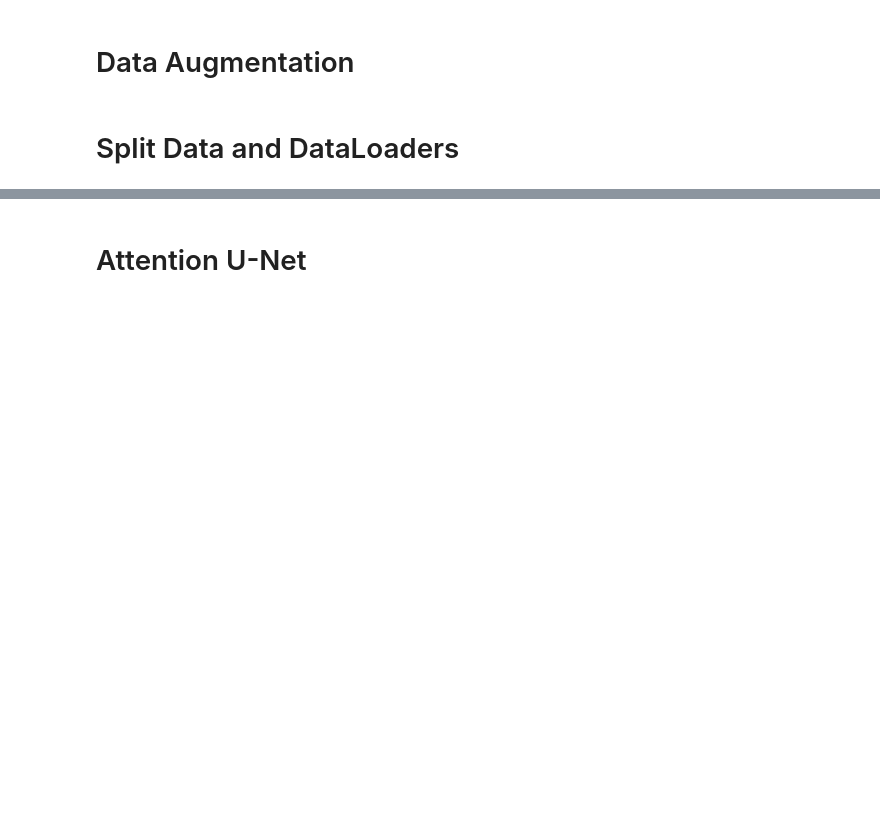
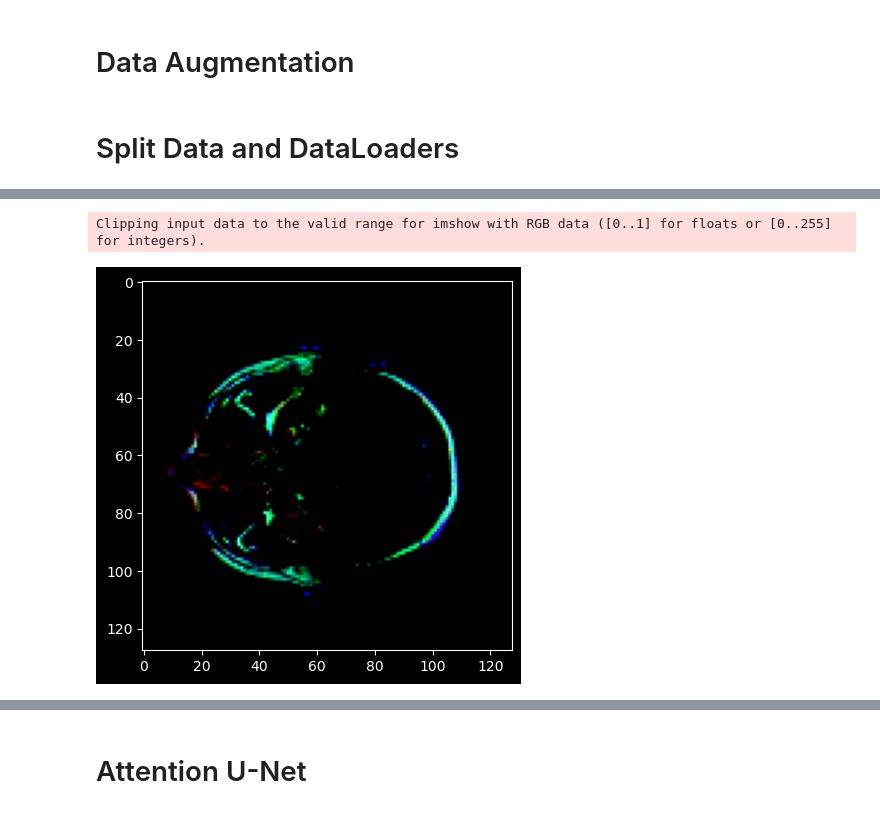
Before and after one commit to guanshengdu/msls-co4-ss24, a Jupyter notebook: project/attention-u-net-pytorch.ipynb, the cells around one changed output, grey strips where cells are left out. Cells and saved outputs as stored; diff of their text form; code cells hidden in the pictures; blank space fills up the shorter version.

```diff
--- a/project/attention-u-net-pytorch.ipynb
+++ b/project/attention-u-net-pytorch.ipynb
@@ -146,7 +175,7 @@ transforms = A.Compose([
     A.ShiftScaleRotate(shift_limit=0.01, scale_limit=0.04, rotate_limit=0, p=0.25),
 
     A.Normalize(p=1.0),
-    ToTensor(),
+    ToTensorV2(),
 
 ])
 # %% [markdown]
@@ -169,6 +218,21 @@ val_dataloader = DataLoader(val_dataset, batch_size=26, num_workers=2, shuffle=T
 
 test_dataset = BrainMRIDataset(test_df, transforms=transforms)
 test_dataloader = DataLoader(test_dataset, batch_size=26, num_workers=2, shuffle=True)
+# %%
+import matplotlib.pyplot as plt
+
+# Access the dataset
+dataset = train_dataloader.dataset
+
+# Get the figure
+figure = dataset[0]  # Assuming the figure is at index 0
+
+# Visualize the figure
+plt.imshow(np.array(figure[0].permute(1, 2, 0)))
+plt.show()
+# %% [output]
+Clipping input data to the valid range for imshow with RGB data ([0..1] for floats or [0..255] for integers).
+[figure, added]
 # %%
 def show_aug(inputs, nrows=5, ncols=5, norm=False):
     plt.figure(figsize=(10, 10))
```
Also changed, not shown: parts of 25 cells of this notebook, 7 other files.
